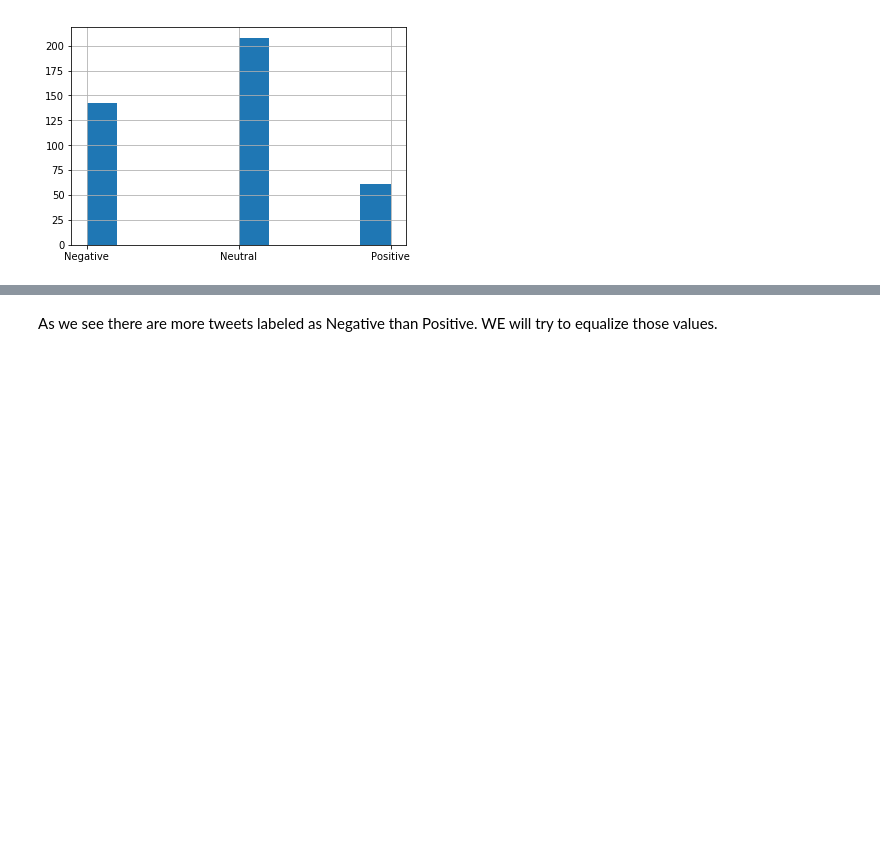
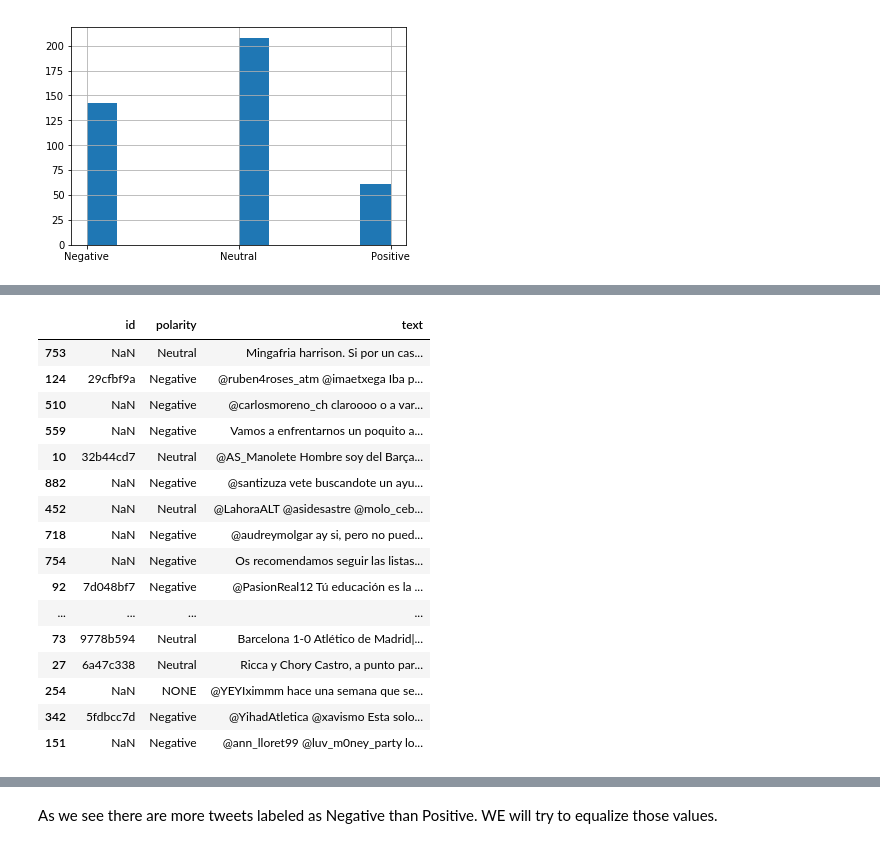
Before and after one commit to Thunkar/sitc_kaggle, a Jupyter notebook: TwitterAnalysis.ipynb, the cells around one changed output, grey strips where cells are left out. Cells and saved outputs as stored; diff of their text form; code cells hidden in the pictures; blank space fills up the shorter version.

```diff
--- a/TwitterAnalysis.ipynb
+++ b/TwitterAnalysis.ipynb
@@ -59,0 +69,11 @@ tweets['polarity'].hist()
+# %%
+#socialtv-tweets
+tweets_socialtv_train = pd.read_csv('TASS Spanish Corpus/socialtv-tweets-train.csv')
+
+tweets_socialtv_train.columns = ['text', 'polarity']
+
+tweets_socialtv_train.polarity[tweets_socialtv_train.polarity=='P'] = 'Positive'
+tweets_socialtv_train.polarity[tweets_socialtv_train.polarity=='NEU'] = 'Neutral'
+tweets_socialtv_train.polarity[tweets_socialtv_train.polarity=='N'] = 'Negative'
+
+tweets_socialtv_train.head()
@@ -59,0 +117,27 @@ tweets['polarity'].hist()
+# %%
+#concatenamos todos los resultados:
+tweets = pd.concat([
+        tweets,
+        general_tweets_train,
+        tweets_socialtv_train,
+        tweets_stompol_train
+    ])
+tweets.sample(20)
+# %% [output]
+|  | id | polarity | text |
+| 753 | NaN | Neutral | Mingafria harrison. Si por un cas... |
+| 124 | 29cfbf9a | Negative | @ruben4roses_atm @imaetxega Iba p... |
+| 510 | NaN | Negative | @carlosmoreno_ch claroooo o a var... |
+| 559 | NaN | Negative | Vamos a enfrentarnos un poquito a... |
+| 10 | 32b44cd7 | Neutral | @AS_Manolete Hombre soy del Barça... |
+| 882 | NaN | Negative | @santizuza vete buscandote un ayu... |
+| 452 | NaN | Neutral | @LahoraALT @asidesastre @molo_ceb... |
+| 718 | NaN | Negative | @audreymolgar ay si, pero no pued... |
+| 754 | NaN | Negative | Os recomendamos seguir las listas... |
+| 92 | 7d048bf7 | Negative | @PasionReal12 Tú educación es la ... |
+| ... | ... | ... | ... |
+| 73 | 9778b594 | Neutral | Barcelona 1-0 Atlético de Madrid|... |
+| 27 | 6a47c338 | Neutral | Ricca y Chory Castro, a punto par... |
+| 254 | NaN | NONE | @YEYIximmm hace una semana que se... |
+| 342 | 5fdbcc7d | Negative | @YihadAtletica @xavismo Esta solo... |
+| 151 | NaN | Negative | @ann_lloret99 @luv_m0ney_party lo... |
```
Also changed, not shown: parts of 39 cells of this notebook.
